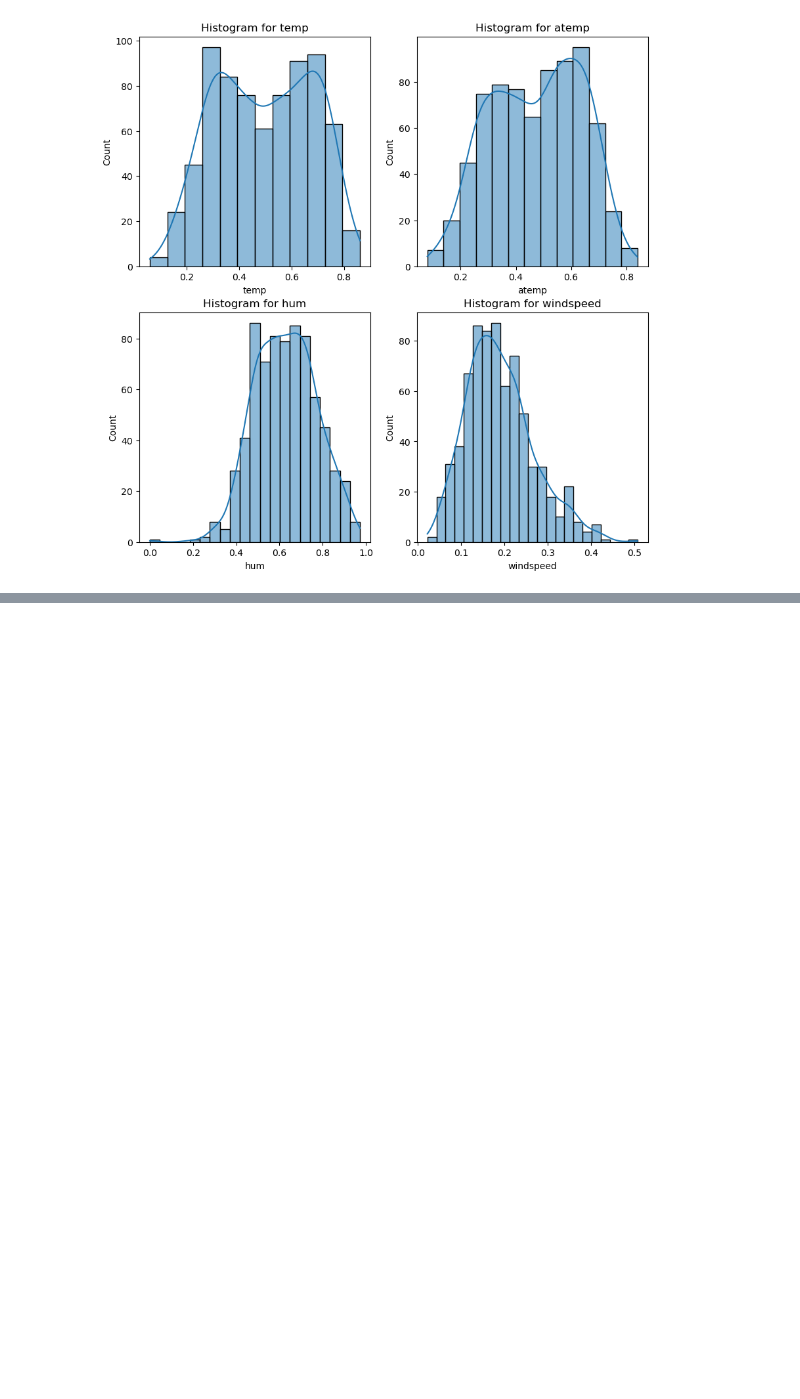
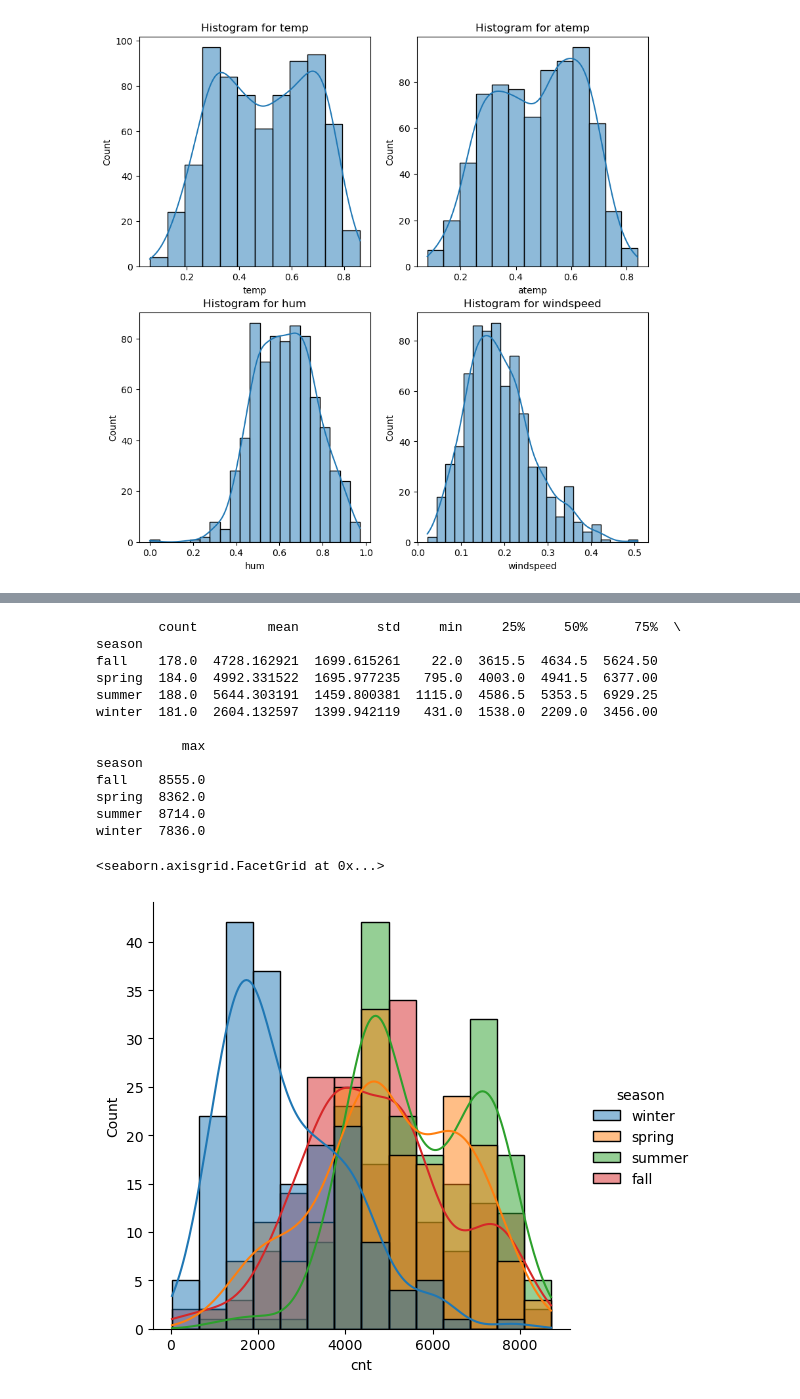
Before and after one commit to ania293/Multiple_Linear_Regression_Bike_Sharing, a Jupyter notebook: bike_sharing.ipynb, the cells around one changed output, grey strips where cells are left out. Drawn from its saved outputs; the diff is of its cells as text; code cells hidden in the pictures; blank space fills up the shorter version.

```diff
--- a/bike_sharing.ipynb
+++ b/bike_sharing.ipynb
@@ -167,0 +225,5 @@ plt.show()
+# %%
+bike_daily['difference_temp'] = (bike_daily['atemp'] - bike_daily['temp'])/bike_daily['temp']
+bike_daily.drop(['atemp'], axis=1, inplace=True)
+numeric_features = ['temp', 'difference_temp', 'hum', 'windspeed']
+bike_daily[['cnt', 'temp', 'difference_temp']].corr()
@@ -167,0 +241,20 @@ plt.show()
+# %%
+# Histogram for season data
+print(bike_daily.groupby('season')[target].describe())
+sns.displot(data=bike_daily,  x=target, hue='season', kde=True)
+# %% [output]
+        count         mean          std     min     25%     50%      75%  \
+season
+fall    178.0  4728.162921  1699.615261    22.0  3615.5  4634.5  5624.50
+spring  184.0  4992.331522  1695.977235   795.0  4003.0  4941.5  6377.00
+summer  188.0  5644.303191  1459.800381  1115.0  4586.5  5353.5  6929.25
+winter  181.0  2604.132597  1399.942119   431.0  1538.0  2209.0  3456.00
+
+           max
+season
+fall    8555.0
+spring  8362.0
+summer  8714.0
+winter  7836.0
+<seaborn.axisgrid.FacetGrid at 0x...>
+[figure, added]
```
Also changed, not shown: parts of 22 cells of this notebook.
